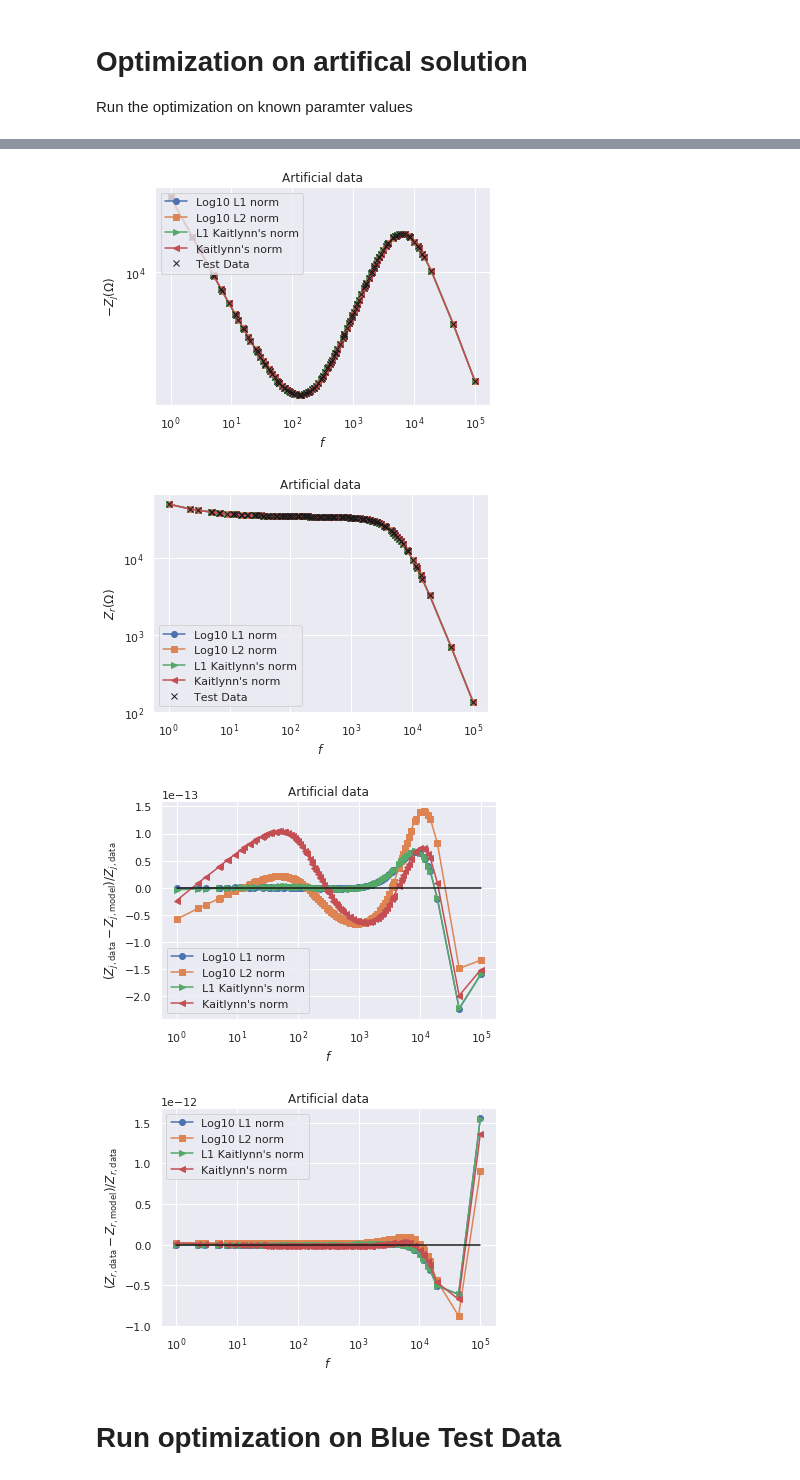
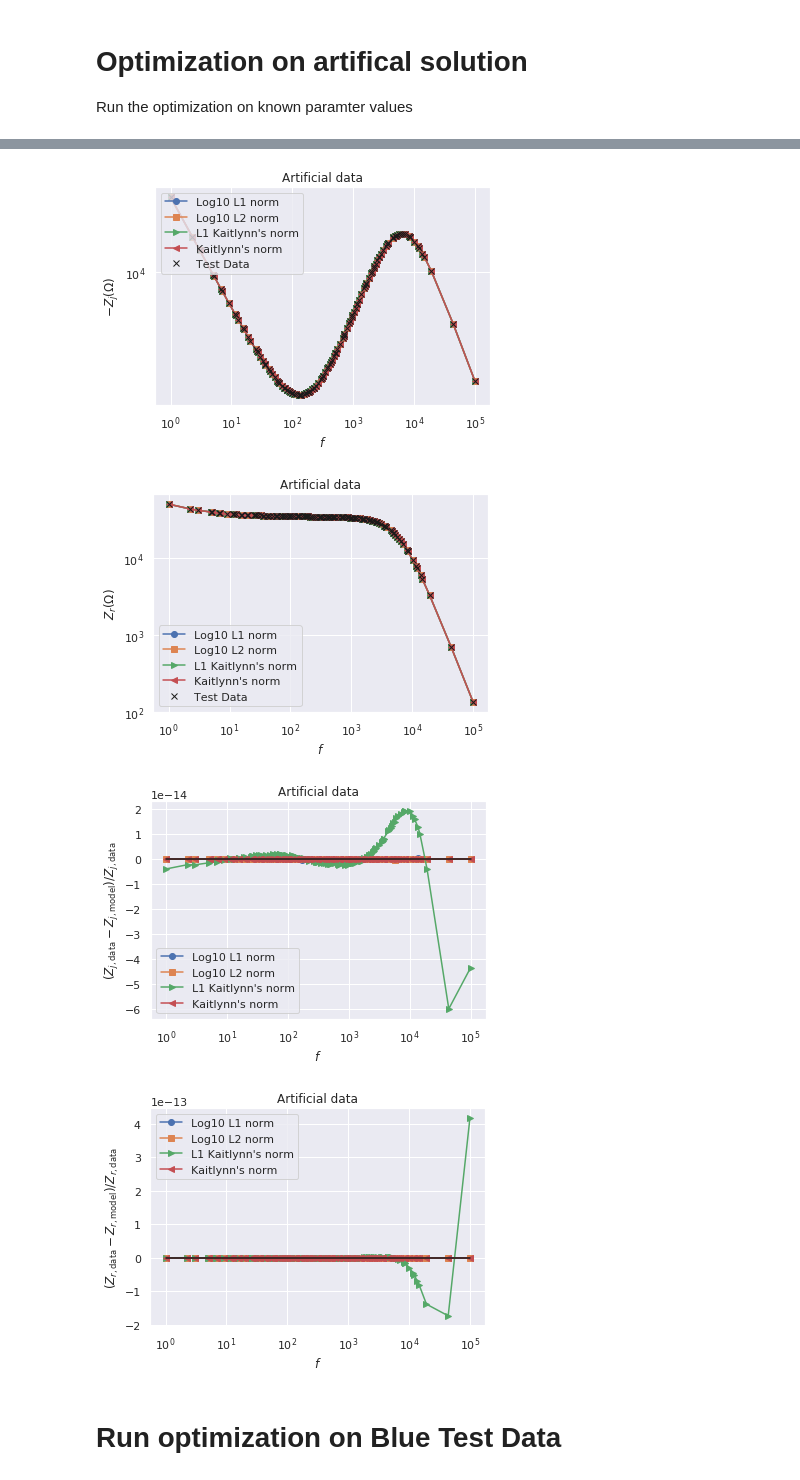
Before and after one commit to cjekel/equiv_circuit_blue_data, a Jupyter notebook: add_parasitic_capacitance_updated_bounds.ipynb, the cells around one changed output, grey strips where cells are left out. Saved outputs shown, nothing was run; the diff lists cells and outputs as text; code cells hidden in the pictures.

Commit message:
updated bounds

```diff
--- a/add_parasitic_capacitance_updated.ipynb
+++ b/add_parasitic_capacitance_updated_bounds.ipynb
@@ -354,14 +354,14 @@ def plot_results(f, x_l1, x_l2, x_linf, x_k, title):
 
 def my_opt_fun(obj_function):
     # run differential evolution
-    solver = pyfde.ClassicDE(obj_function, n_dim=5, n_pop=50,
-                             limits=bounds, minimize=True)
-#     solver = pyfde.JADE(obj_function, n_dim=5, n_pop=50,
-#                         limits=bounds, minimize=True)
-#     solver.c = np.random.random()
-#     solver.p = np.random.random()
+#     solver = pyfde.ClassicDE(obj_function, n_dim=5, n_pop=25,
+#                              limits=bounds, minimize=True)
+    solver = pyfde.JADE(obj_function, n_dim=5, n_pop=25,
+                        limits=bounds, minimize=True)
+    solver.c = np.random.random()
+    solver.p = np.random.random()
     solver.cr = np.random.random()
-    solver.f = np.random.random()
+    solver.f = np.random.random()*2.0
     # solver.cr, solver.f = 1.0, 0.9
     best, fit = solver.run(n_it=1000)
     fit = fit*-1
@@ -372,15 +372,15 @@ def my_opt_fun(obj_function):
     if res_cnm['fopt'] < fit:
         opts = res_cnm['fopt']
         results_x = res_cnm['xopt']
-        # print('Polish was better')
+        print('Polish was better')
     else:
         opts = fit
         results_x = best
-        # print('Polish did not help')
+        print('Polish did not help')
     return np.append(results_x, opts)
 
 
-def opt_routine(obj_function, runs=50, n_proc=8):
+def opt_routine(obj_function, runs=100, n_proc=8):
     """
     An optimization routine which first runs a Differential Evolution
     (global optimization), then runs a Bounded BFGS (gradient optimization)
@@ -414,7 +414,7 @@ def opt_routine(obj_function, runs=50, n_proc=8):
     best_opt = opts[best_index]
     best_x = results_x[best_index]
 #     print('Paramters:', results_x)
-#     print('Set of optima:', opts)
+    print('Set of optima:', opts)
     print('Best Objective value:', best_opt)
     print('Best Paramters:', best_x, '\n')
     print('\n')
@@ -428,12 +428,11 @@ wire_c = 741.0e-12  # capacitance value measured for Autolab
 Run the optimization on known paramter values
 # %%
 # optimization bounds
-bounds = np.ones((5, 2))*1e-4
-bounds[:, 1] = 1000.0
-bounds[3, 1] = 1e30
-bounds[2, 0] = 1e-2
-bounds[4, 0] = 1e-10
-bounds[0, 1] = 10.0
+bounds = np.array(((1e-2, 1e1),
+                  (1e-2, 1e1),
+                  (1e0, 1e4),
+                  (1e0, 1e4),
+                  (1e0, 1e3)))
 
 # my data set
 data_prefix = 'data/'
@@ -489,9 +488,9 @@ Best Paramters: [6.80000000e-01 8.80000000e+00 3.40000000e+01 4.86592716e+29
 [figure]
 [figure]
 [figure]
 [figure]
-[figure, old version]
+[figure, new version]
-[figure, old version]
+[figure, new version]
 # %% [markdown]
 # Run optimization on Blue Test Data
 # %%
```
Also changed, not shown: parts of 6 cells of this notebook, 37 other files.
